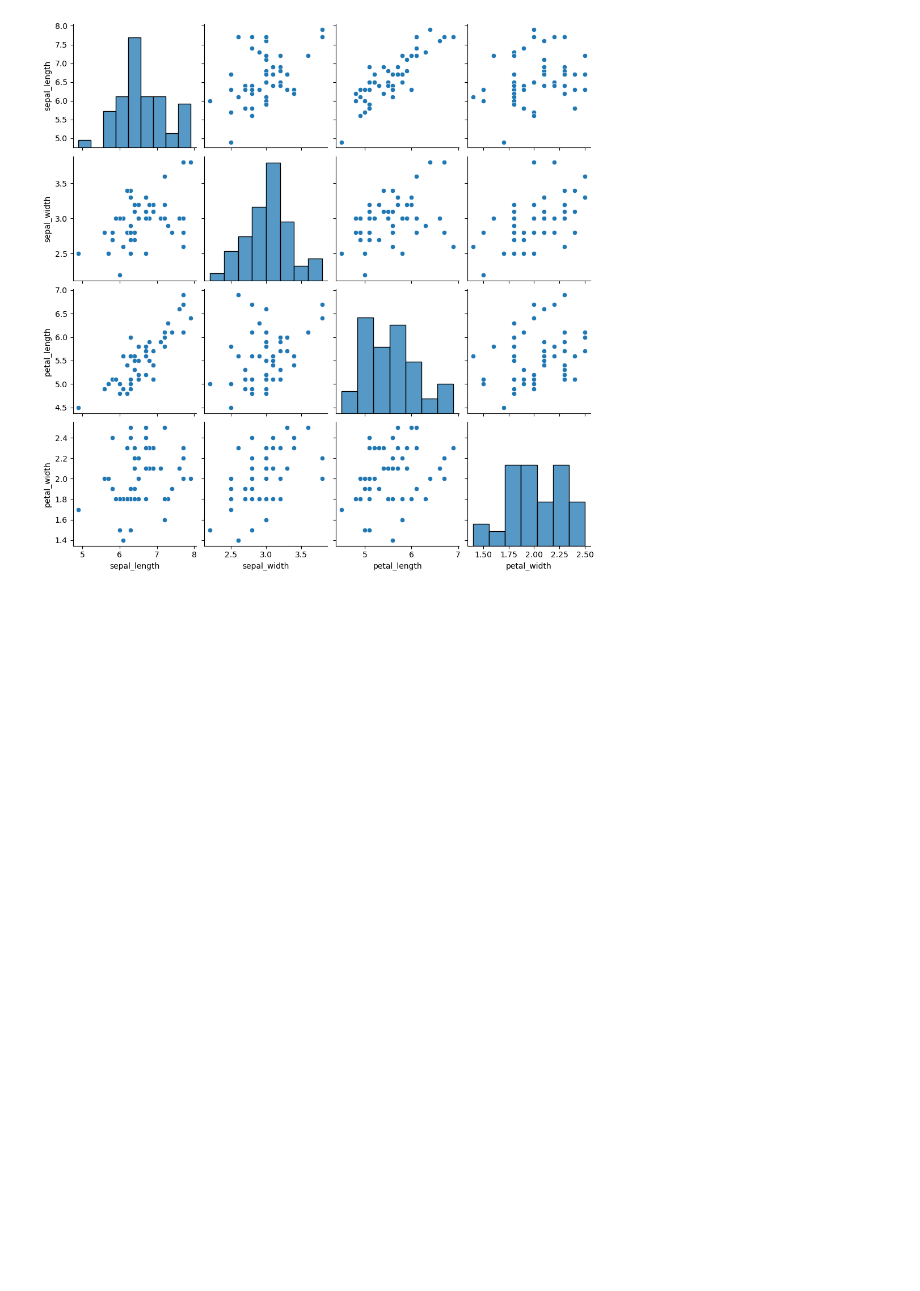
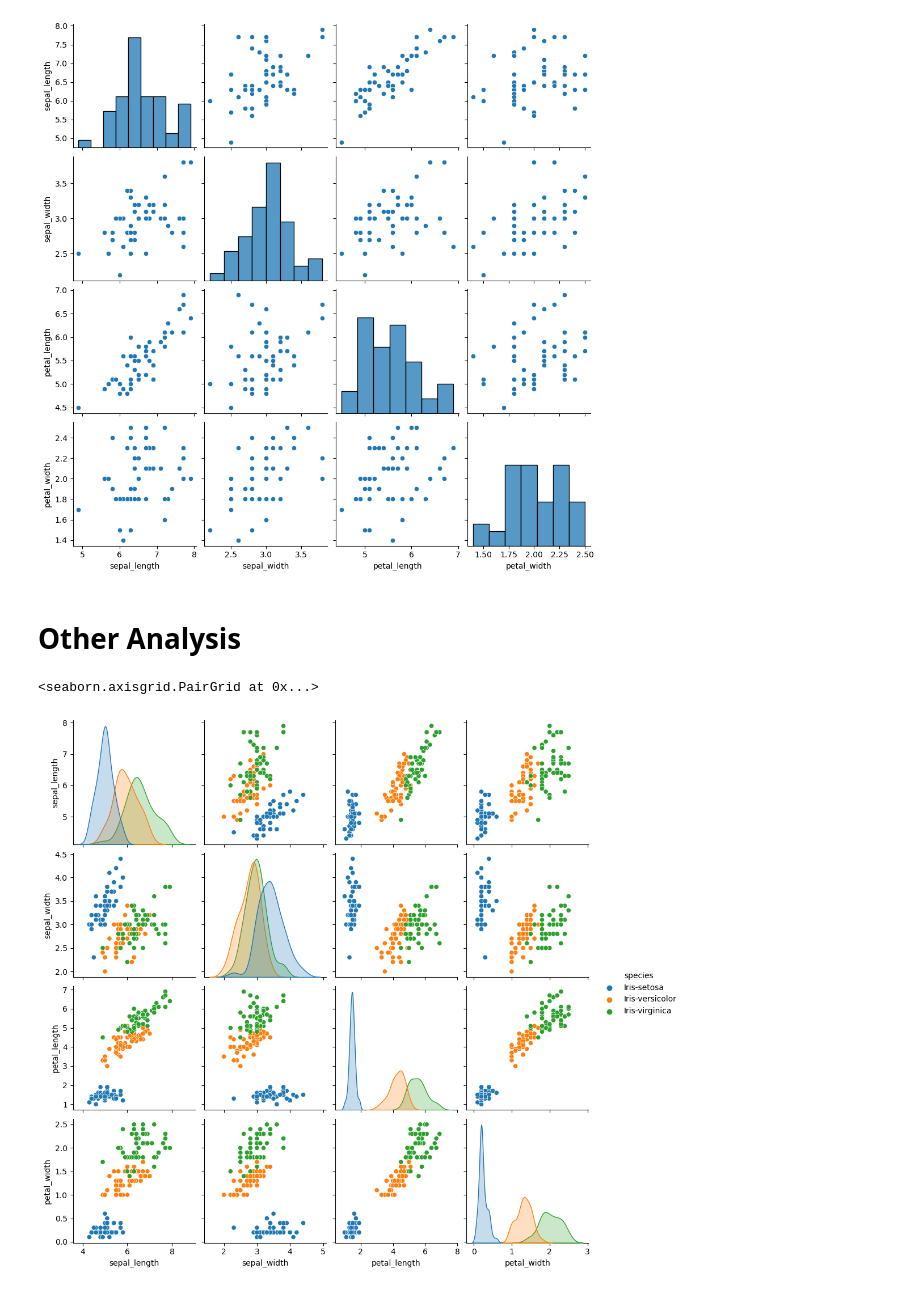
Before and after one commit to Kemeh-30/Fund-data, a Jupyter notebook: Project.ipynb/Projectiris.ipynb, the cells around one changed output. Drawn from its saved outputs; the diff is of its cells as text; code cells hidden in the pictures; blank space fills up the shorter version.

```diff
--- a/Project.ipynb/Projectiris.ipynb
+++ b/Project.ipynb/Projectiris.ipynb
@@ -196,3 +196,10 @@ sns.pairplot(virginica_df)
 # %% [output]
 <seaborn.axisgrid.PairGrid at 0x...>
 [figure]
+# %% [markdown]
+# Other Analysis
+# %%
+sns.pairplot(data, hue='species')
+# %% [output]
+<seaborn.axisgrid.PairGrid at 0x...>
+[figure, added]
```
Also changed, not shown: parts of 1 cell of this notebook.
